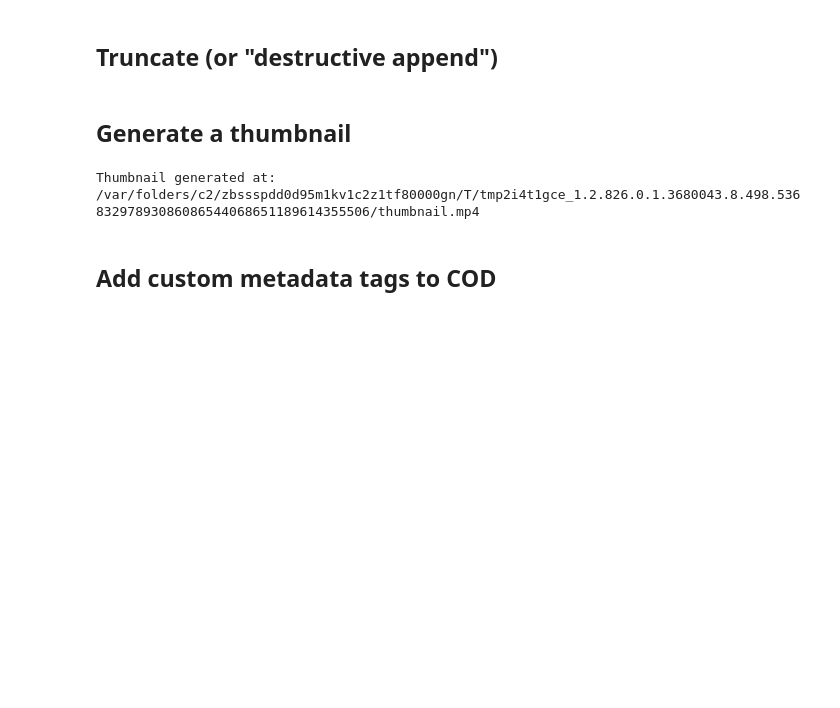
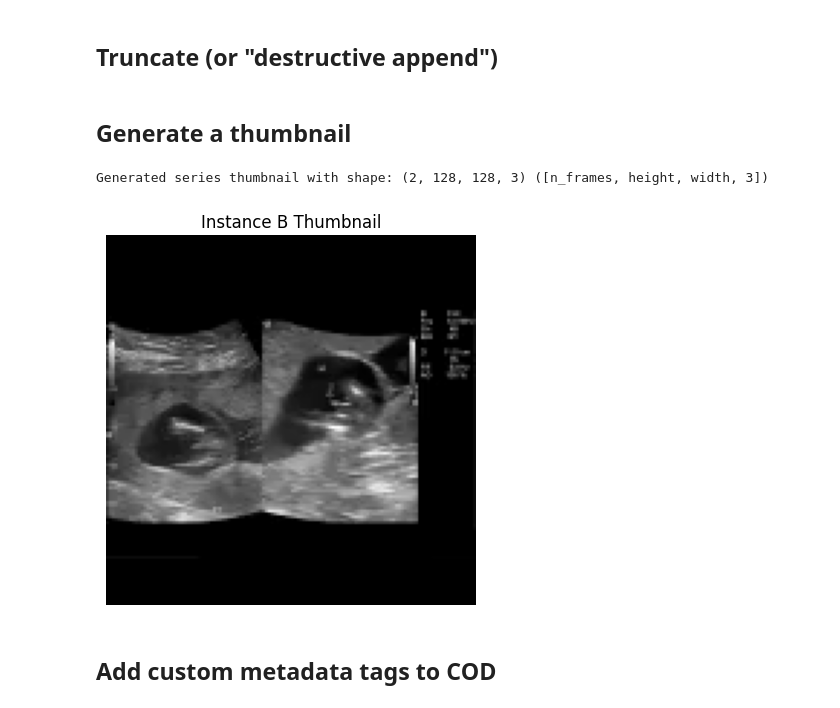
Before and after one commit to gradienthealth/cloud_optimized_dicom, a Jupyter notebook: getting_started.ipynb, the cells around one changed output. Cells and saved outputs as stored; diff of their text form; code cells hidden in the pictures; blank space fills up the shorter version.

Commit message:
gs notebook reflects thumbnail functionality

```diff
--- a/getting_started.ipynb
+++ b/getting_started.ipynb
@@ -120,19 +123,27 @@ with CODObject(datastore_path=datastore_path,
 # %%
 # change to cod_obj.get_thumbnail(generate_if_missing=True) -> uint numpy array... fetch and return thumbnail if it exists, generate it if it doesn't (or fail if generate_if_missing=False)
 
 # instance.get_thumbnail() -> cod_obj.get_thumbnail()[slice_for_instance]
 
 # cod_obj.get_instance_from_thumbnail_index(thumbnail_index) -> Instance
 
 with CODObject(datastore_path=datastore_path,
                client=client,
                study_uid=instance_a.study_uid(),
                series_uid=instance_a.series_uid(),
                lock=False) as cod_obj:
-    thumbnail_local_path = cod_obj.generate_thumbnail(dirty=True)
-    print("Thumbnail generated at: ", thumbnail_local_path)
+    thumbnail = cod_obj.get_thumbnail(dirty=True)
+    print(f"Generated series thumbnail with shape: {thumbnail.shape} ([n_frames, height, width, 3])")
+    # get thumbnail slice for a specific instance
+    instance_b_thumbnail = cod_obj.get_thumbnail(instance_uid=instance_b.instance_uid(), dirty=True)
+    # display the thumbnail
+    plt.imshow(instance_b_thumbnail)
+    plt.title("Instance B Thumbnail")
+    plt.axis("off")
+    plt.show()
 # %% [output]
-Thumbnail generated at:  /var/folders/c2/zbssspdd0d95m1kv1c2z1tf80000gn/T/tmp2i4t1gce_1.2.826.0.1.3680043.8.498.53683297893086086544068651189614355506/thumbnail.mp4
+Generated series thumbnail with shape: (2, 128, 128, 3) ([n_frames, height, width, 3])
+[figure, added]
 # %% [markdown]
 ## Add custom metadata tags to COD
 # %%
```
Also changed, not shown: parts of 2 cells of this notebook.
